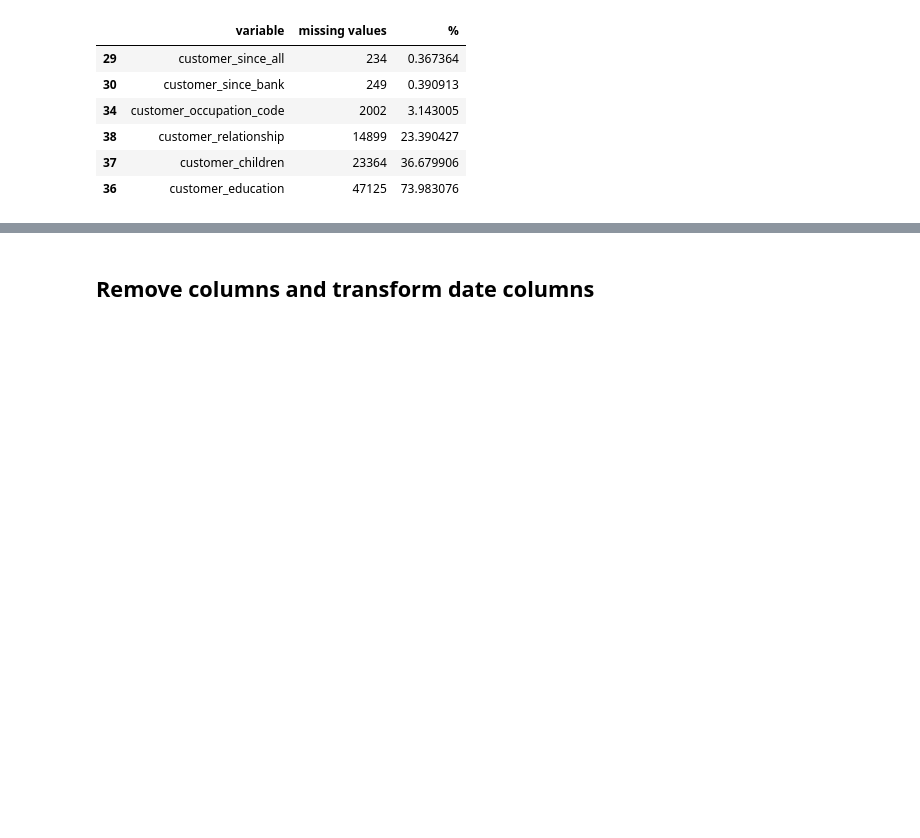
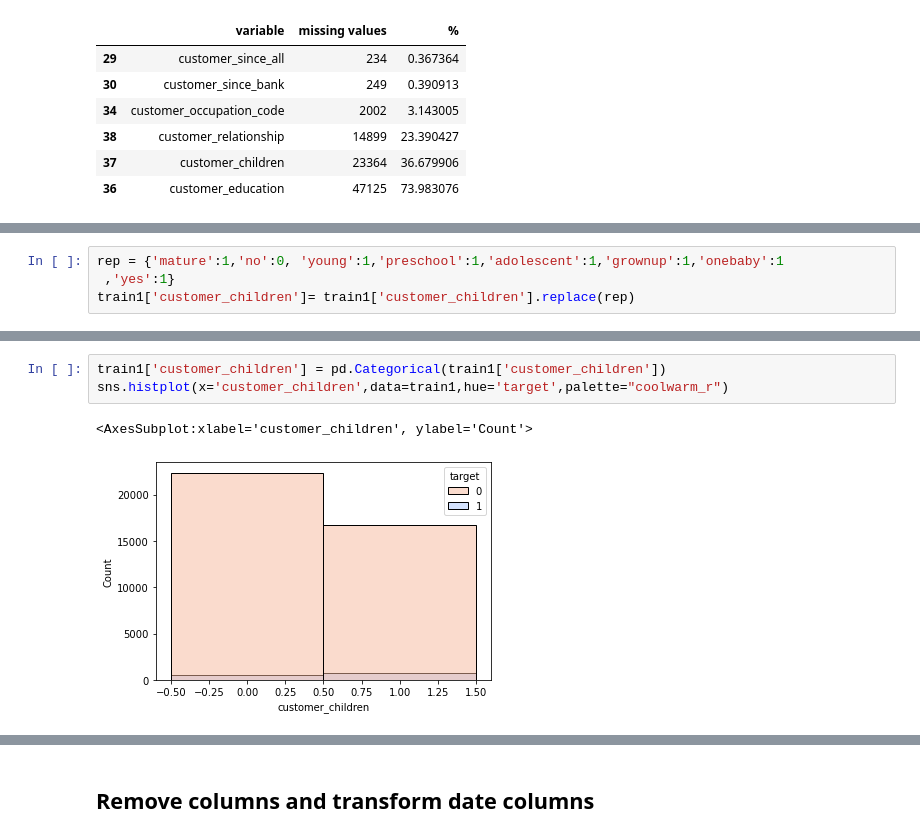
Before and after one commit to AliSafieddine/Churn-Prediction, a Jupyter notebook: Approach_wo_lastcolumns.ipynb, the cells around one changed output, grey strips where cells are left out. Cells and saved outputs as stored; diff of their text form; blank space fills up the shorter version.

```diff
--- a/Approach_wo_lastcolumns.ipynb
+++ b/Approach_wo_lastcolumns.ipynb
@@ -123,0 +209,4 @@ df_list=[train1,train2,train3,test1,test2,test3]
+# %%
+rep = {'mature':1,'no':0, 'young':1,'preschool':1,'adolescent':1,'grownup':1,'onebaby':1
+ ,'yes':1}
+train1['customer_children']= train1['customer_children'].replace(rep)
@@ -123,0 +226,6 @@ df_list=[train1,train2,train3,test1,test2,test3]
+# %%
+train1['customer_children'] = pd.Categorical(train1['customer_children'])
+sns.histplot(x='customer_children',data=train1,hue='target',palette="coolwarm_r")
+# %% [output]
+<AxesSubplot:xlabel='customer_children', ylabel='Count'>
+[figure, added]
```
Also changed, not shown: parts of 53 cells of this notebook, 3 other files.
